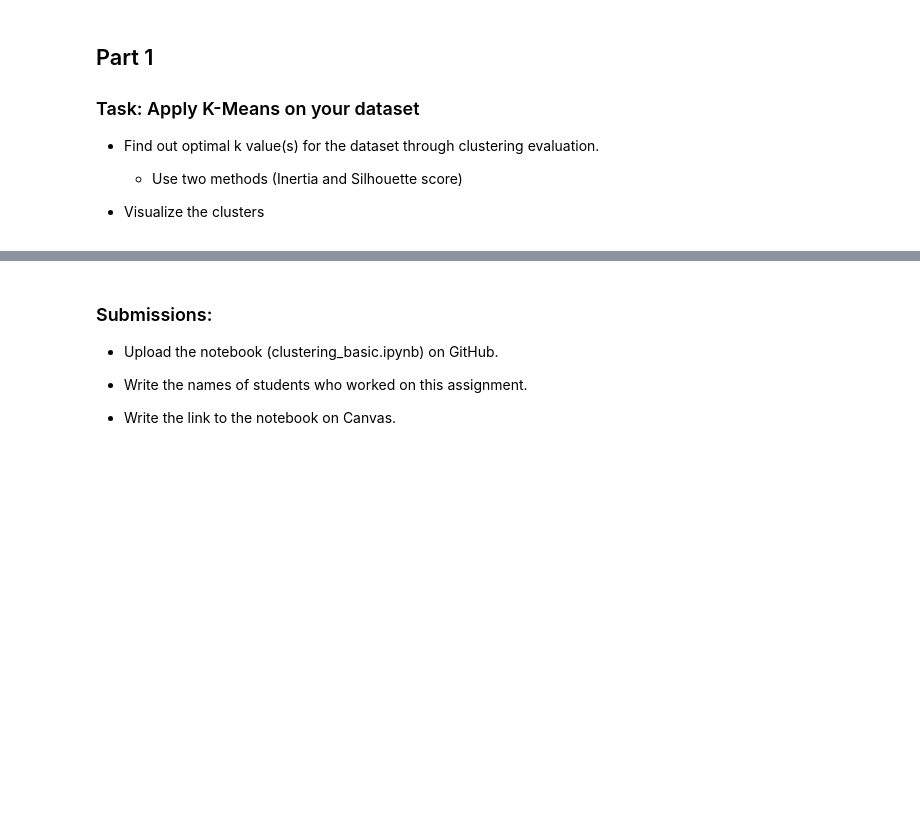
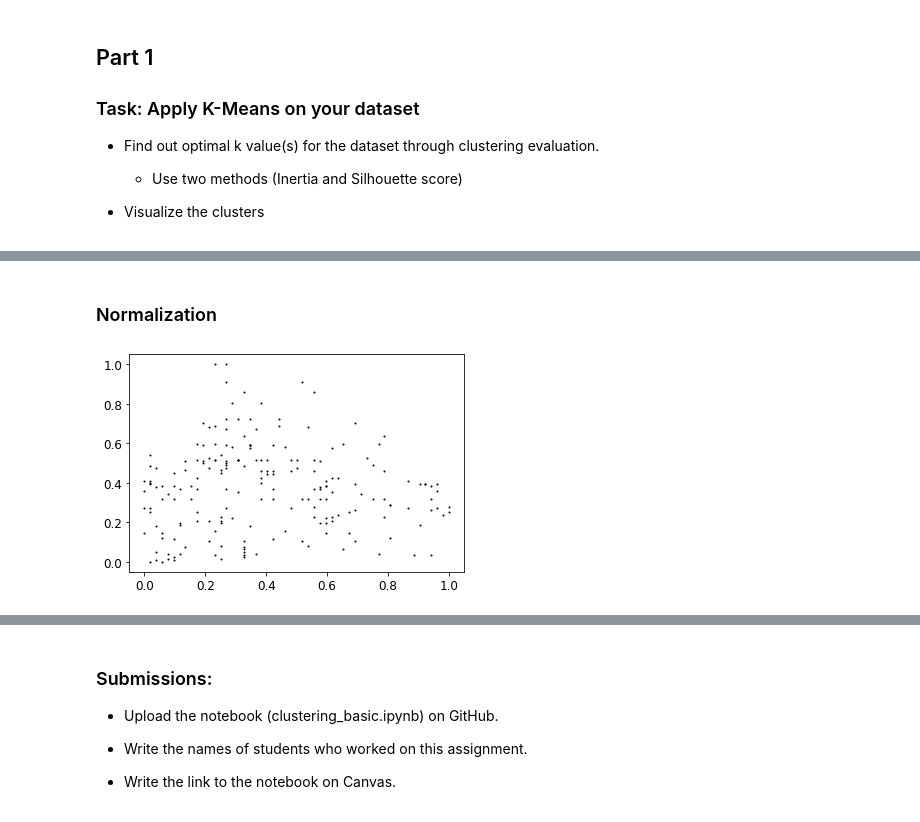
Before and after one commit to sonalidesarda/ClusteringDemo, a Jupyter notebook: clustering_basic.ipynb, the cells around one changed output, grey strips where cells are left out. Drawn from its saved outputs; the diff is of its cells as text; code cells hidden in the pictures; blank space fills up the shorter version.

```diff
--- a/clustering_basic.ipynb
+++ b/clustering_basic.ipynb
@@ -502,0 +715,11 @@ plt.show()
+# %% [markdown]
+### Normalization
+# %%
+from sklearn.preprocessing import MinMaxScaler
+from sklearn.preprocessing import MinMaxScaler
+
+X_normalized = MinMaxScaler().fit(X_df).transform(X_df)
+
+plot_data(X_normalized)
+# %% [output]
+[figure, added]
```
Also changed, not shown: parts of 54 cells of this notebook, 3 other files.
